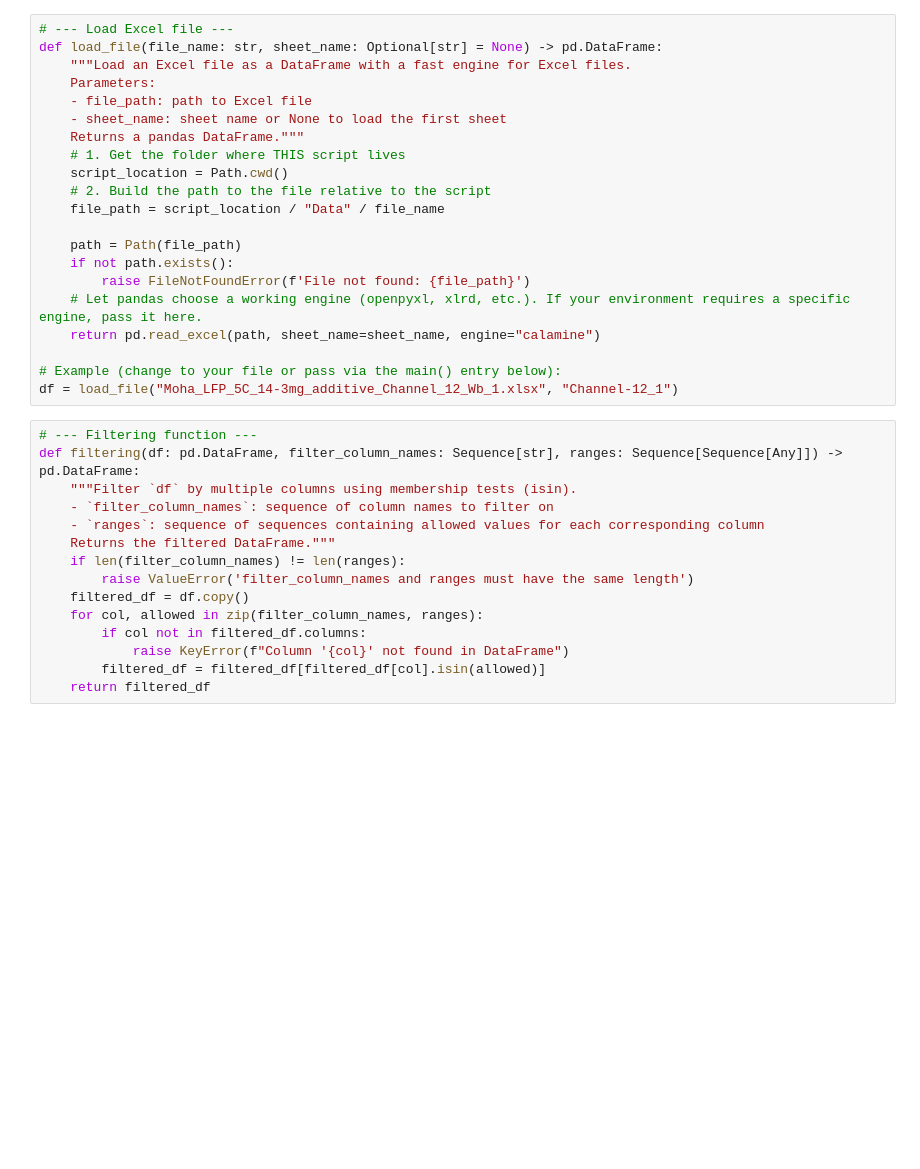
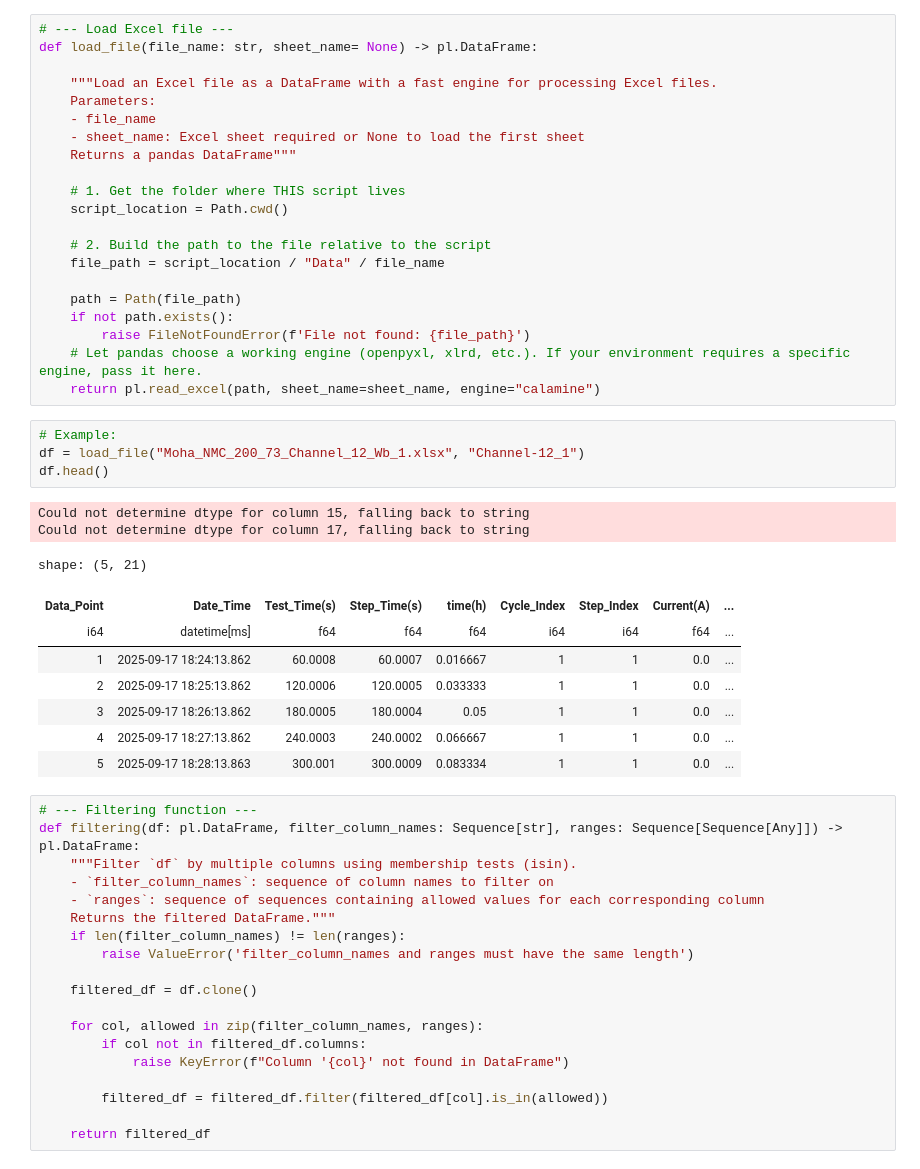
Before and after one commit to royce-cdt/meizeddin_PhD_code, a Jupyter notebook: Cycling/plot9_cycle.ipynb, the cells around one changed output. Drawn from its saved outputs; the diff is of its cells as text; blank space fills up the shorter version.

```diff
--- a/Cycling/plot9_cycle.ipynb
+++ b/Cycling/plot9_cycle.ipynb
@@ -12,13 +21,16 @@ from plotnine.scales import scale_color_hue # For distinct colors
 # %%
 # --- Load Excel file ---
-def load_file(file_name: str, sheet_name: Optional[str] = None) -> pd.DataFrame:
-    """Load an Excel file as a DataFrame with a fast engine for Excel files.
+def load_file(file_name: str, sheet_name= None) -> pl.DataFrame:
+
+    """Load an Excel file as a DataFrame with a fast engine for processing Excel files.
     Parameters:
-    - file_path: path to Excel file
-    - sheet_name: sheet name or None to load the first sheet
-    Returns a pandas DataFrame."""
+    - file_name
+    - sheet_name: Excel sheet required or None to load the first sheet
+    Returns a pandas DataFrame"""
+
     # 1. Get the folder where THIS script lives
     script_location = Path.cwd()
+
     # 2. Build the path to the file relative to the script
     file_path = script_location / "Data" / file_name
 
@@ -26,24 +38,40 @@ def load_file(file_name: str, sheet_name: Optional[str] = None) -> pd.DataFrame:
     if not path.exists():
         raise FileNotFoundError(f'File not found: {file_path}')
     # Let pandas choose a working engine (openpyxl, xlrd, etc.). If your environment requires a specific engine, pass it here.
-    return pd.read_excel(path, sheet_name=sheet_name, engine="calamine")
-
-# Example (change to your file or pass via the main() entry below):
-df = load_file("Moha_LFP_5C_14-3mg_additive_Channel_12_Wb_1.xlsx", "Channel-12_1")
+    return pl.read_excel(path, sheet_name=sheet_name, engine="calamine")
+# %%
+# Example:
+df = load_file("Moha_NMC_200_73_Channel_12_Wb_1.xlsx", "Channel-12_1")
+df.head()
+# %% [output]
+Could not determine dtype for column 15, falling back to string
+Could not determine dtype for column 17, falling back to string
+shape: (5, 21)
+| Data_Point | Date_Time | Test_Time(s) | Step_Time(s) | time(h) | Cycle_Index | Step_Index | Current(A) | ... |
+| i64 | datetime[ms] | f64 | f64 | f64 | i64 | i64 | f64 | ... |
+| 1 | 2025-09-17 18:24:13.862 | 60.0008 | 60.0007 | 0.016667 | 1 | 1 | 0.0 | ... |
+| 2 | 2025-09-17 18:25:13.862 | 120.0006 | 120.0005 | 0.033333 | 1 | 1 | 0.0 | ... |
+| 3 | 2025-09-17 18:26:13.862 | 180.0005 | 180.0004 | 0.05 | 1 | 1 | 0.0 | ... |
+| 4 | 2025-09-17 18:27:13.862 | 240.0003 | 240.0002 | 0.066667 | 1 | 1 | 0.0 | ... |
+| 5 | 2025-09-17 18:28:13.863 | 300.001 | 300.0009 | 0.083334 | 1 | 1 | 0.0 | ... |
 # %%
 # --- Filtering function ---
-def filtering(df: pd.DataFrame, filter_column_names: Sequence[str], ranges: Sequence[Sequence[Any]]) -> pd.DataFrame:
+def filtering(df: pl.DataFrame, filter_column_names: Sequence[str], ranges: Sequence[Sequence[Any]]) -> pl.DataFrame:
     """Filter `df` by multiple columns using membership tests (isin).
     - `filter_column_names`: sequence of column names to filter on
     - `ranges`: sequence of sequences containing allowed values for each corresponding column
     Returns the filtered DataFrame."""
     if len(filter_column_names) != len(ranges):
         raise ValueError('filter_column_names and ranges must have the same length')
-    filtered_df = df.copy()
+
+    filtered_df = df.clone()
+
     for col, allowed in zip(filter_column_names, ranges):
         if col not in filtered_df.columns:
             raise KeyError(f"Column '{col}' not found in DataFrame")
-        filtered_df = filtered_df[filtered_df[col].isin(allowed)]
+
+        filtered_df = filtered_df.filter(filtered_df[col].is_in(allowed))
+
     return filtered_df
 # %%
 def plotnine_ploting(
```
Also changed, not shown: parts of 4 cells of this notebook.
